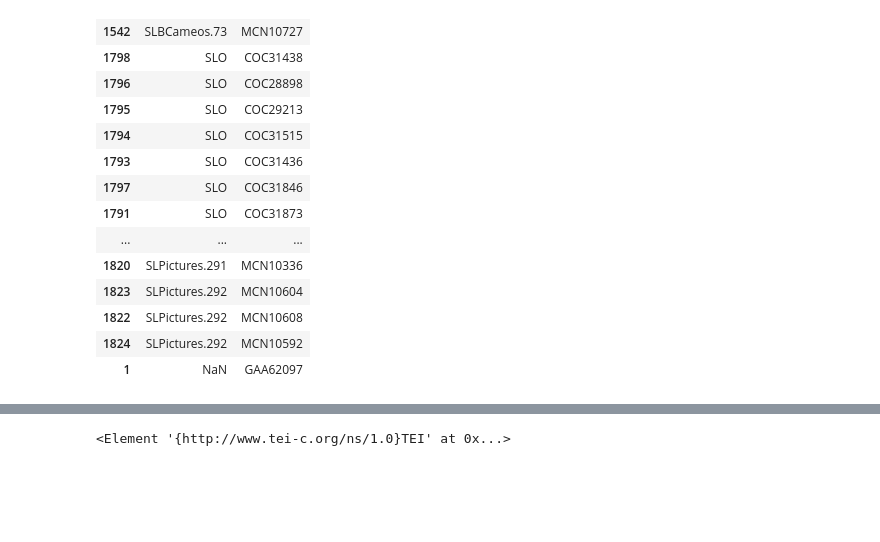
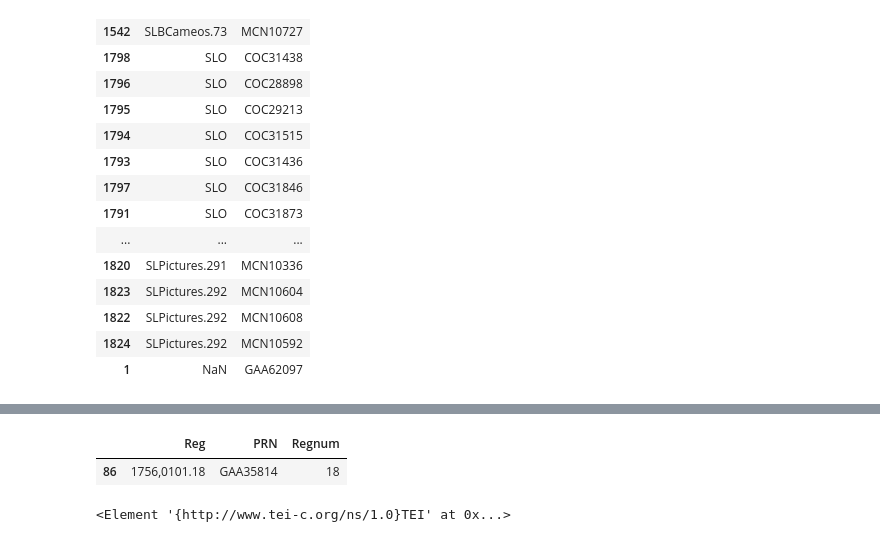
Before and after one commit to Violin1208/sloane, a Jupyter notebook: db_matcher.ipynb, the cells around one changed output, grey strips where cells are left out. Saved outputs shown, nothing was run; the diff lists cells and outputs as text; code cells hidden in the pictures; blank space fills up the shorter version.

```diff
--- a/db_matcher.ipynb
+++ b/db_matcher.ipynb
@@ -84,3 +72,8 @@ df
+# %%
+df[df['Reg'] == '1756,0101.18']
+# %% [output]
+|  | Reg | PRN | Regnum |
+| 86 | 1756,0101.18 | GAA35814 | 18 |
 # %%
 myroot = mytree.getroot()
 print(myroot)
```
Also changed, not shown: parts of 17 cells of this notebook, 8 other files.
